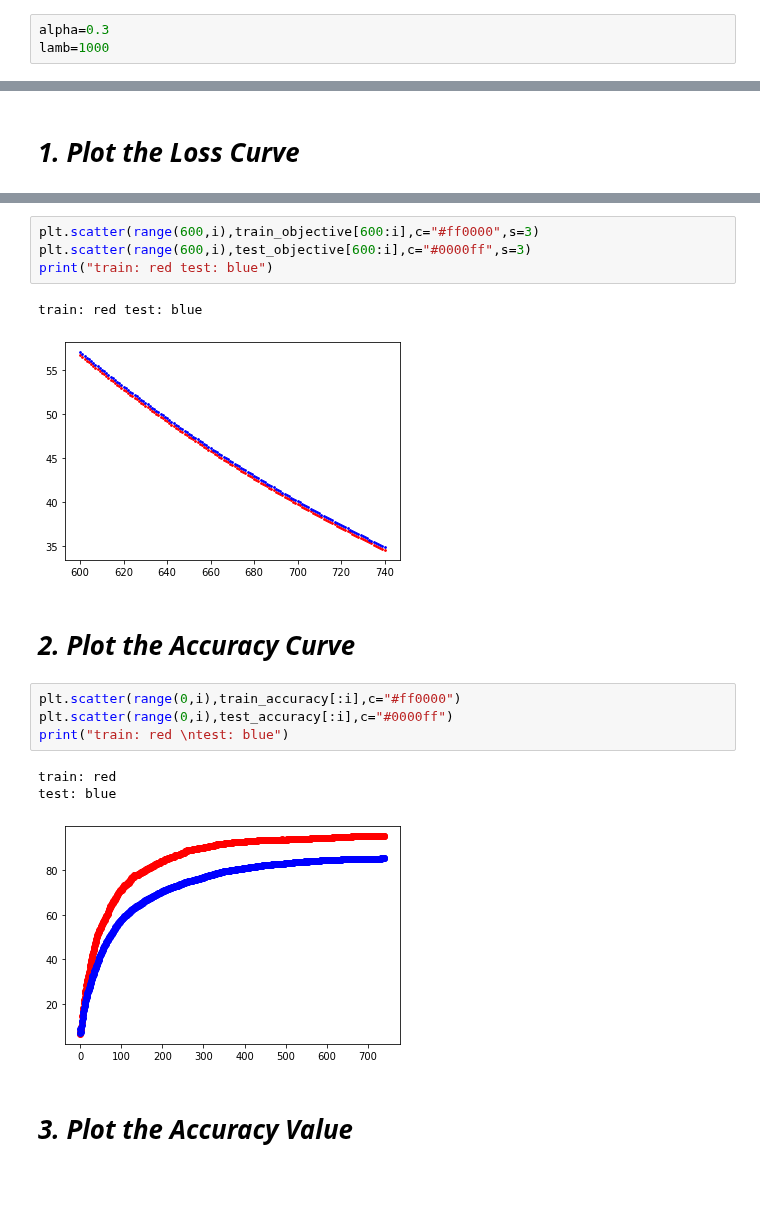
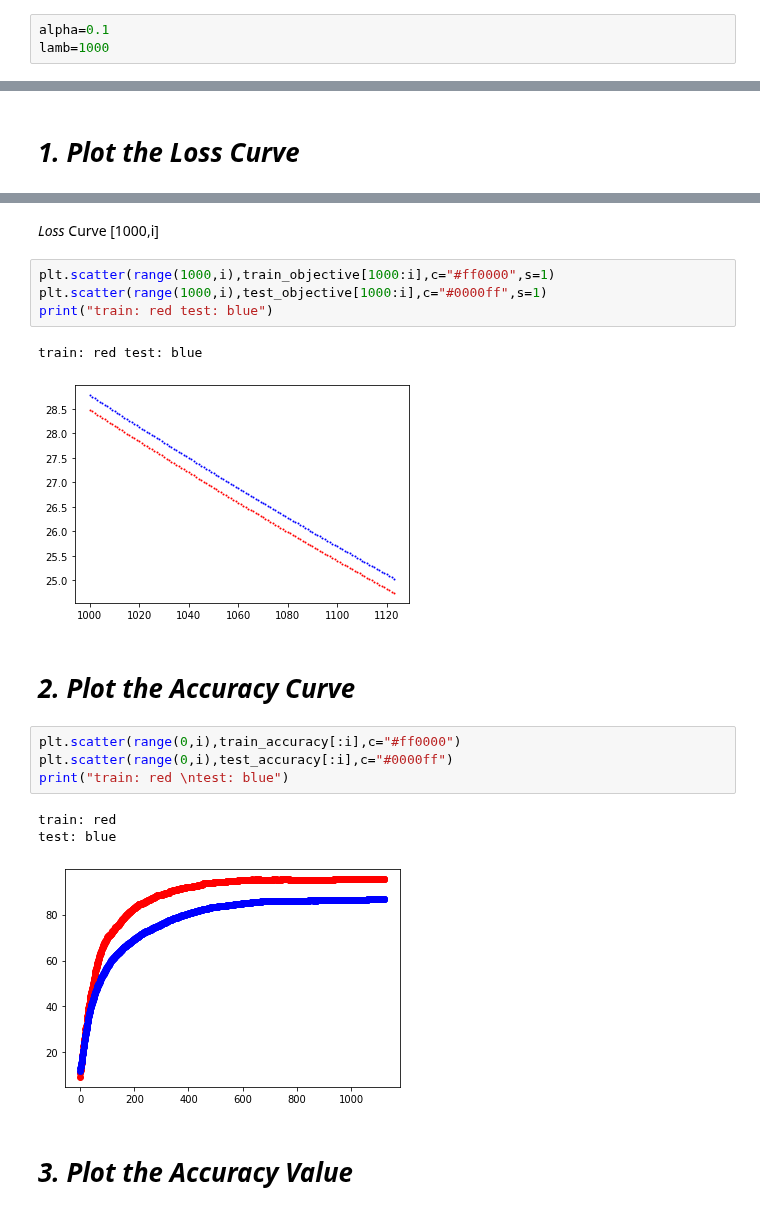
Before and after one commit to crescent98/machinelearning35911, a Jupyter notebook: assignment10.ipynb, the cells around one changed output, grey strips where cells are left out. Cells and saved outputs as stored; diff of their text form; blank space fills up the shorter version.

```diff
--- a/assignment10.ipynb
+++ b/assignment10.ipynb
@@ -146,7 +150,7 @@ m=1000 #train 은 1000회
 alpha=0.3 #가중치
 theta_size=np.size(theta_1)+np.size(theta_2)+np.size(theta_3)
 # %%
-alpha=0.3
+alpha=0.1
 lamb=1000
 # %%
 i=0
@@ -265,10 +269,12 @@ i
+# %% [markdown]
+*Loss* Curve [1000,i]
 # %%
-plt.scatter(range(600,i),train_objective[600:i],c="#ff0000",s=3)
-plt.scatter(range(600,i),test_objective[600:i],c="#0000ff",s=3)
+plt.scatter(range(1000,i),train_objective[1000:i],c="#ff0000",s=1)
+plt.scatter(range(1000,i),test_objective[1000:i],c="#0000ff",s=1)
 print("train: red test: blue")
 # %% [output]
 train: red test: blue
-[figure, old version]
+[figure, new version]
 # %% [markdown]
 # ***2. Plot the Accuracy Curve***
 # %%
@@ -278,7 +284,7 @@ print("train: red \ntest: blue")
 # %% [output]
 train: red
 test: blue
-[figure, old version]
+[figure, new version]
 # %% [markdown]
 # ***3. Plot the Accuracy Value***
 # %%
```
Also changed, not shown: parts of 11 cells of this notebook.
